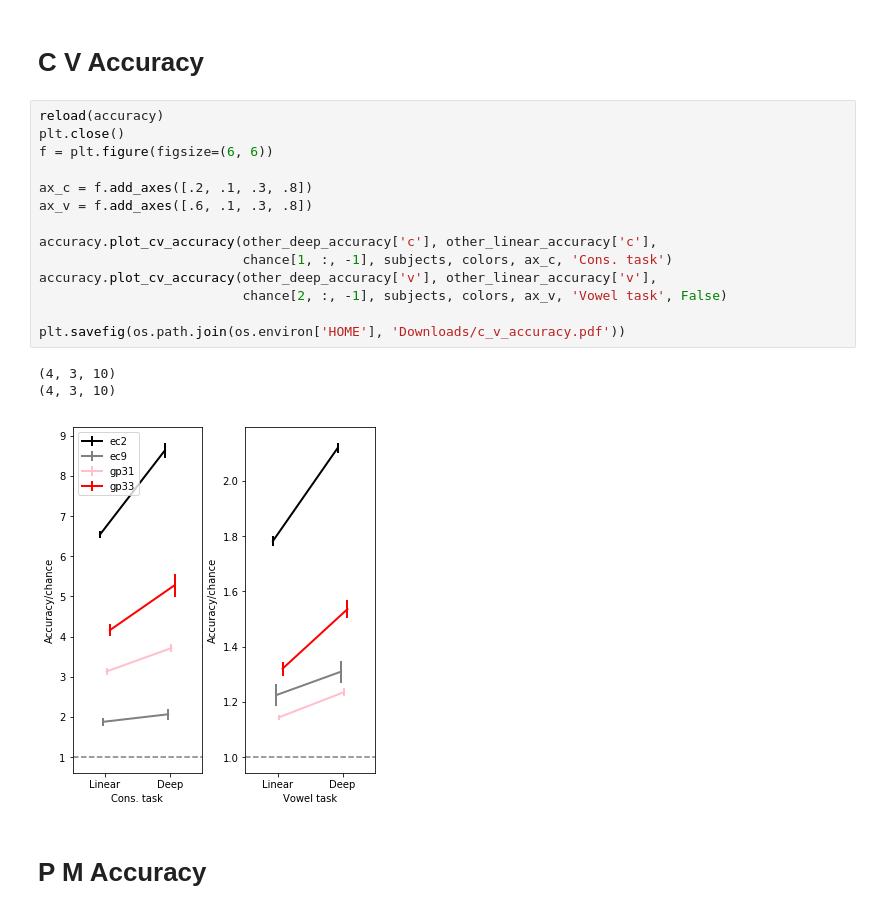
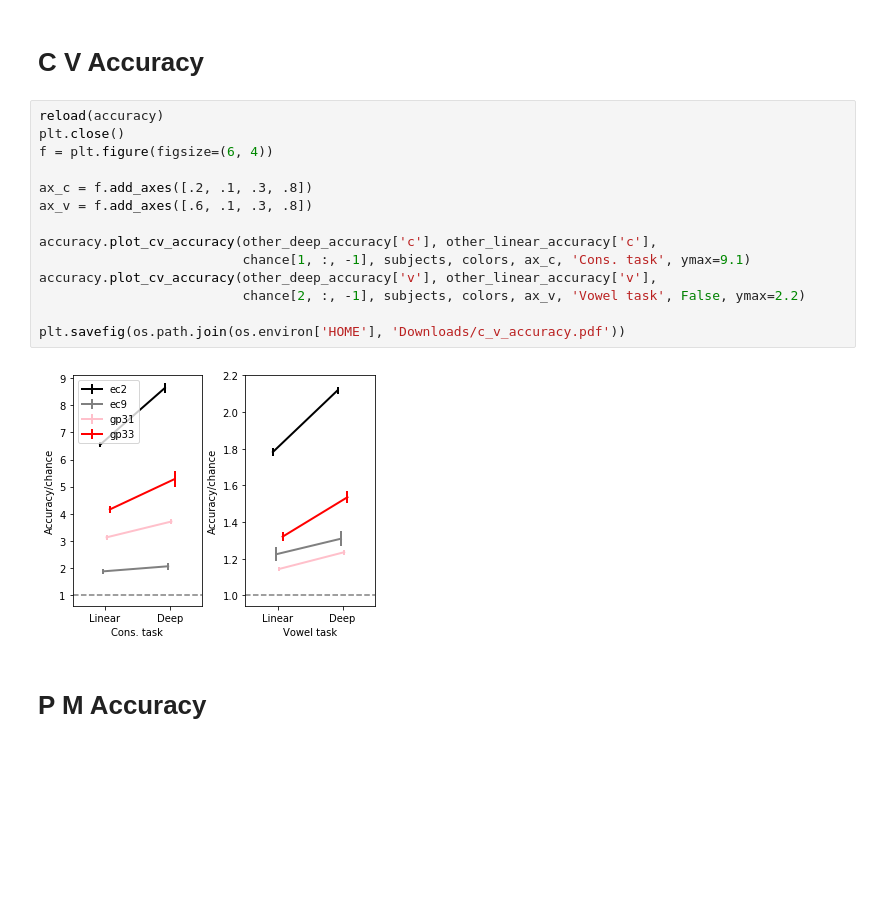
Before and after one commit to BouchardLab/cv_paper_plots, a Jupyter notebook: accuracy_slope/accuracy_slope.ipynb, the cells around one changed output. Cells and saved outputs as stored; diff of their text form; blank space fills up the shorter version.

Commit message:
plot changes

```diff
--- a/accuracy_slope/accuracy_slope.ipynb
+++ b/accuracy_slope/accuracy_slope.ipynb
@@ -80,21 +69,19 @@ plt.savefig(os.path.join(os.environ['HOME'], 'Downloads/cv_accuracy.pdf'))
 # %%
 reload(accuracy)
 plt.close()
-f = plt.figure(figsize=(6, 6))
+f = plt.figure(figsize=(6, 4))
 
 ax_c = f.add_axes([.2, .1, .3, .8])
 ax_v = f.add_axes([.6, .1, .3, .8])
 
 accuracy.plot_cv_accuracy(other_deep_accuracy['c'], other_linear_accuracy['c'],
-                          chance[1, :, -1], subjects, colors, ax_c, 'Cons. task')
+                          chance[1, :, -1], subjects, colors, ax_c, 'Cons. task', ymax=9.1)
 accuracy.plot_cv_accuracy(other_deep_accuracy['v'], other_linear_accuracy['v'],
-                          chance[2, :, -1], subjects, colors, ax_v, 'Vowel task', False)
+                          chance[2, :, -1], subjects, colors, ax_v, 'Vowel task', False, ymax=2.2)
 
 plt.savefig(os.path.join(os.environ['HOME'], 'Downloads/c_v_accuracy.pdf'))
 # %% [output]
-(4, 3, 10)
-(4, 3, 10)
-[figure, old version]
+[figure, new version]
 # %% [markdown]
 # P M Accuracy
 # %%
```
Also changed, not shown: parts of 3 cells of this notebook, 1 other file.
